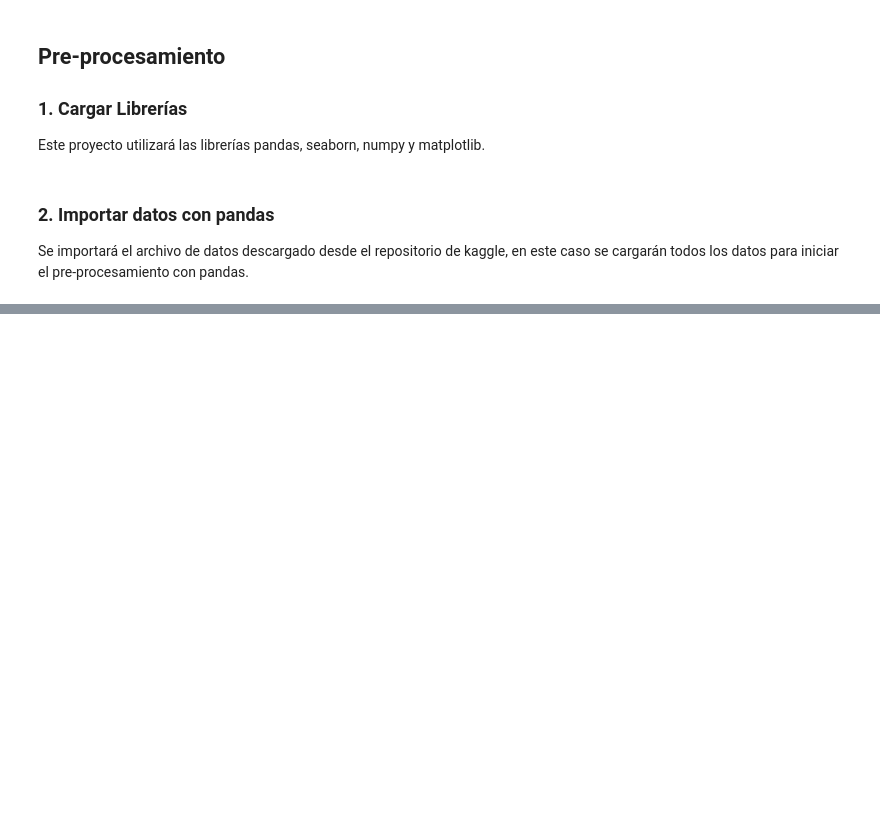
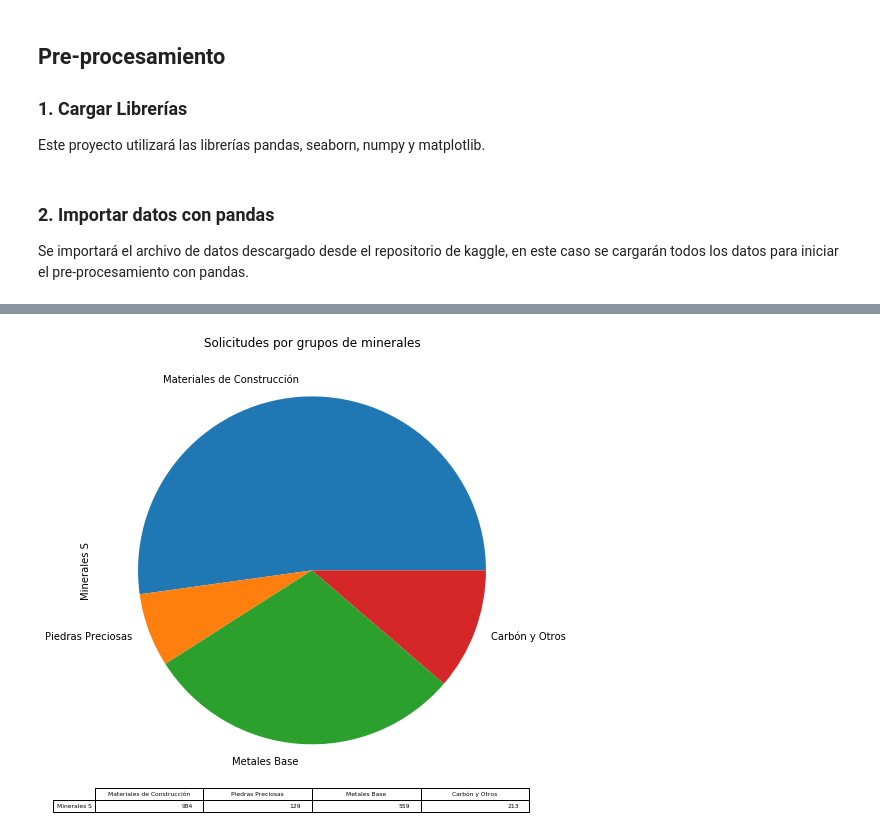
Before and after one commit to ruedadavid/BigData_Trabajo, a Jupyter notebook: nb/Trabajo_RevisionDatos_EDA.ipynb, the cells around one changed output, grey strips where cells are left out. Saved outputs shown, nothing was run; the diff lists cells and outputs as text; code cells hidden in the pictures; blank space fills up the shorter version.

```diff
--- a/nb/Trabajo_RevisionDatos_EDA.ipynb
+++ b/nb/Trabajo_RevisionDatos_EDA.ipynb
@@ -298,0 +136,5 @@ AttributeError: Unknown property cmap_
+# %%
+sur = pd.DataFrame({'Minerales S':[984, 129, 559, 213]}, index=['Materiales de Construcción','Piedras Preciosas','Metales Base', 'Carbón y Otros'])
+plot2 = sur.plot.pie(y='Minerales S', legend=False, title="Solicitudes por grupos de minerales", table=True, figsize=(8,8))
+# %% [output]
+[figure, added]
```
Also changed, not shown: parts of 61 cells of this notebook, 1 other file.
